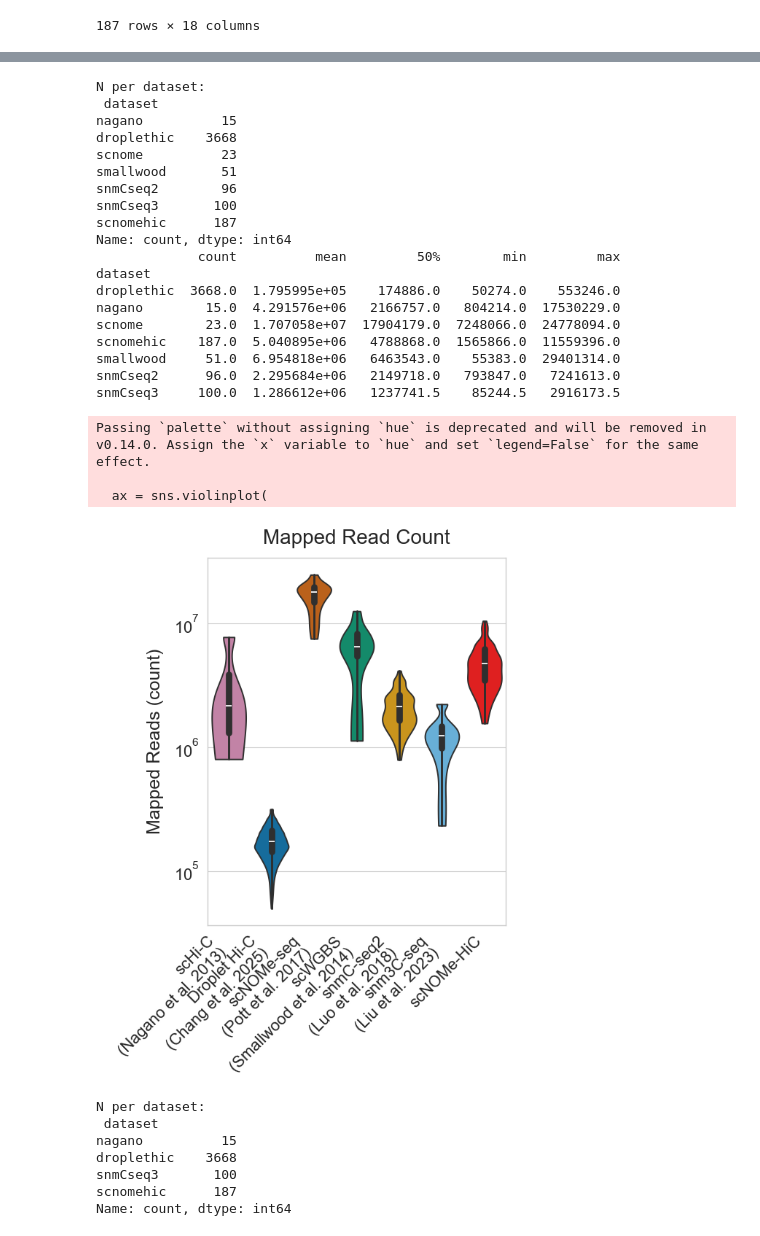
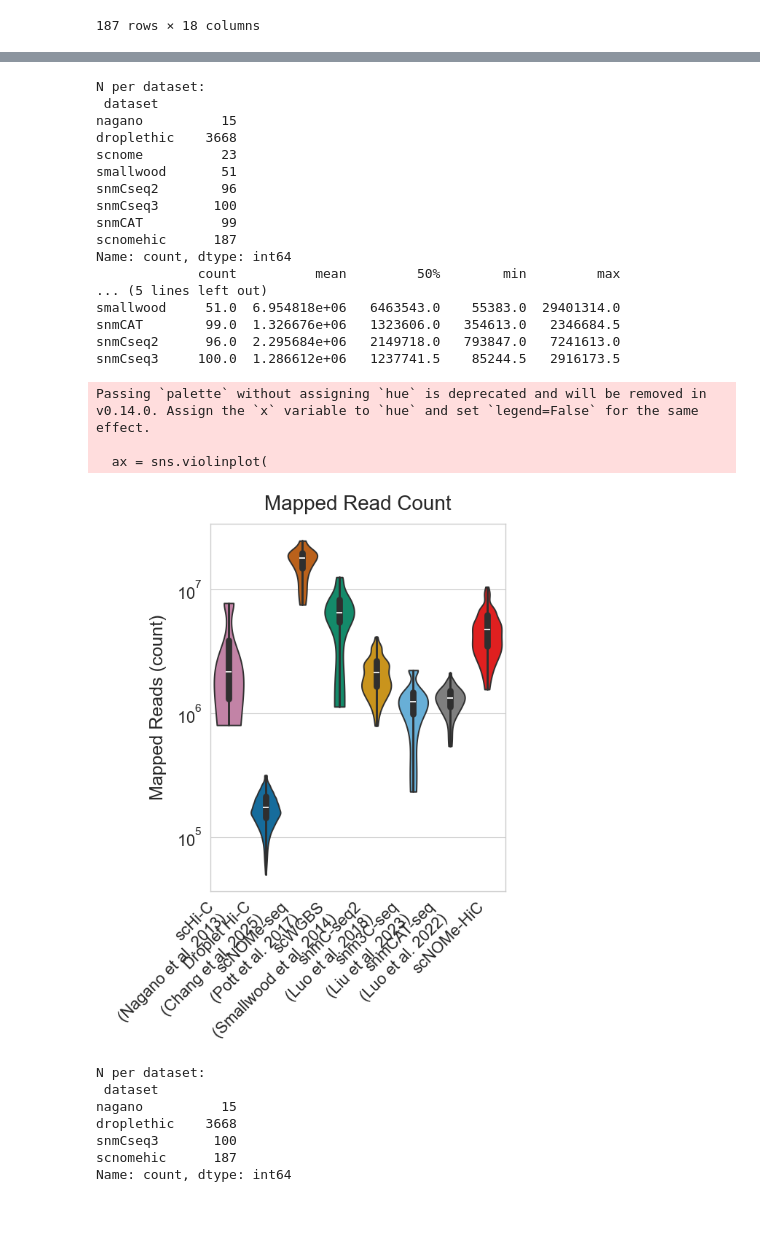
Before and after one commit to yoshihiko1218/snomehic_benchmark, a Jupyter notebook: summary/qc.ipynb, the cells around one changed output, grey strips where cells are left out. Cells and saved outputs as stored; diff of their text form; code cells hidden in the pictures.

```diff
--- a/summary/qc.ipynb
+++ b/summary/qc.ipynb
@@ -785,3 +785,19 @@ print(f"GM: using {len(df_all_gm)}/{len(df_all_gm_unfiltered)} QC-passing cells
 [figure]
 [figure]
 ... (5 outputs left out)
+# %%
+# --- snmCAT-seq (Luo 2022, brain) for the base-alignment panels (readcount + mapq30) ---
+# snmCAT is YAP-processed; its MappingSummary has NO MapQ30 columns, so:
+#   % uniquely-mapped  = mean(R1,R2 MappingRate)        (unique mapping rate, not MapQ30-filtered)
+#   uniquely-mapped n  = mean(R1,R2 UniqueMappedReads)  (same mean-of-mates as snmCseq3)
+# Restricted to the 99-cell set used in the loci / conversion panels.
+_snmcat_ms = pd.read_csv(
+    "snmCAT/mapping_brain/stats/MappingSummary.csv.gz", compression="gzip", index_col=0)
+_am = pd.read_csv("summary/gch_hcg_counts/all_methods.summary.txt", sep="\t")
+_snmcat_cells = set(_am[_am["dataset"].str.lower() == "snmcat"]["sample"].astype(str))
+_snmcat_ms = _snmcat_ms[_snmcat_ms.index.astype(str).isin(_snmcat_cells)]
+snmCAT = pd.DataFrame(index=_snmcat_ms.index)
+snmCAT["mapping_efficiency_pct"] = (_snmcat_ms["R1MappingRate"] + _snmcat_ms["R2MappingRate"]) / 2
+snmCAT["unique_best_hit_n"]      = (_snmcat_ms["R1UniqueMappedReads"] + _snmcat_ms["R2UniqueMappedReads"]) / 2
+print(f"snmCAT (base-alignment panels): {len(snmCAT)} cells")
+snmCAT.head()
@@ -882,6 +907,7 @@ dataset_order = [
     "smallwood",
     "snmCseq2",
     "snmCseq3",
+    "snmCAT",
     "scnomehic"
 ]
 
@@ -892,6 +918,7 @@ palette = {
     "smallwood":    "#009E73",
     "snmCseq2":     "#E69F00",
     "snmCseq3":     "#56B4E9",
+    "snmCAT":       "#7F7F7F",
     "scnomehic":    "#FF0000"
 }
 
@@ -919,6 +946,7 @@ plot_df_mapq = pd.concat(
         to_metric(smallwood,     "mapping_efficiency_pct", "smallwood"),
         to_metric(snmCseq2,      "mapping_efficiency_pct", "snmCseq2"),
         to_metric(snmCseq3,      "mapping_rate_mapq30",    "snmCseq3"),
+        to_metric(snmCAT,        "mapping_efficiency_pct", "snmCAT"),
         to_metric(df_all_gm,  "mapq30rate",             "scnomehic"),
     ],
     axis=0,
@@ -1050,6 +1079,7 @@ plot_df_reads = pd.concat(
         to_metric(snmCseq3,      "mapped_read_n",      "snmCseq3",    out_col="read_n"),
 
         # scNOMe-HiC
+        to_metric(snmCAT,        "unique_best_hit_n",  "snmCAT",      out_col="read_n"),
         to_metric(df_all_gm,  "fragnum",            "scnomehic",   out_col="read_n"),
     ],
     axis=0,
@@ -1096,39 +1126,37 @@ ax.set_xlabel("")
 ax.set_ylabel("Mapped Reads (count)", fontsize=18, labelpad=10)
 ax.set_title("Mapped Read Count", fontsize=20, pad=14)
 ax.set_xticklabels([_paper_labels.get(t.get_text(), t.get_text()) for t in ax.get_xticklabels()], rotation=45, ha="right")
 
 # counts span orders of magnitude
 ax.set_yscale("log")
 ax.yaxis.set_major_formatter(ticker.LogFormatterMathtext(base=10))
 
 plt.tight_layout()
 plt.savefig("figures/readcount_violinplot_log_winsorized.pdf", dpi=300)
 plt.savefig("figures/readcount_violinplot_log_winsorized.png", dpi=300)
 plt.show()
 # %% [output]
 N per dataset:
  dataset
 nagano          15
 droplethic    3668
 scnome          23
 smallwood       51
 snmCseq2        96
 snmCseq3       100
+snmCAT          99
 scnomehic      187
 Name: count, dtype: int64
              count          mean         50%        min         max
-dataset
-droplethic  3668.0  1.795995e+05    174886.0    50274.0    553246.0
-nagano        15.0  4.291576e+06   2166757.0   804214.0  17530229.0
-scnome        23.0  1.707058e+07  17904179.0  7248066.0  24778094.0
-scnomehic    187.0  5.040895e+06   4788868.0  1565866.0  11559396.0
+... (5 lines left out)
 smallwood     51.0  6.954818e+06   6463543.0    55383.0  29401314.0
+snmCAT        99.0  1.326676e+06   1323606.0   354613.0   2346684.5
 snmCseq2      96.0  2.295684e+06   2149718.0   793847.0   7241613.0
 snmCseq3     100.0  1.286612e+06   1237741.5    85244.5   2916173.5
 Passing `palette` without assigning `hue` is deprecated and will be removed in v0.14.0. Assign the `x` variable to `hue` and set `legend=False` for the same effect.
 
   ax = sns.violinplot(
-[figure, old version]
+[figure, new version]
 # %%
 import os
 import numpy as np
```
Also changed, not shown: parts of 4 cells of this notebook, 34 other files.
